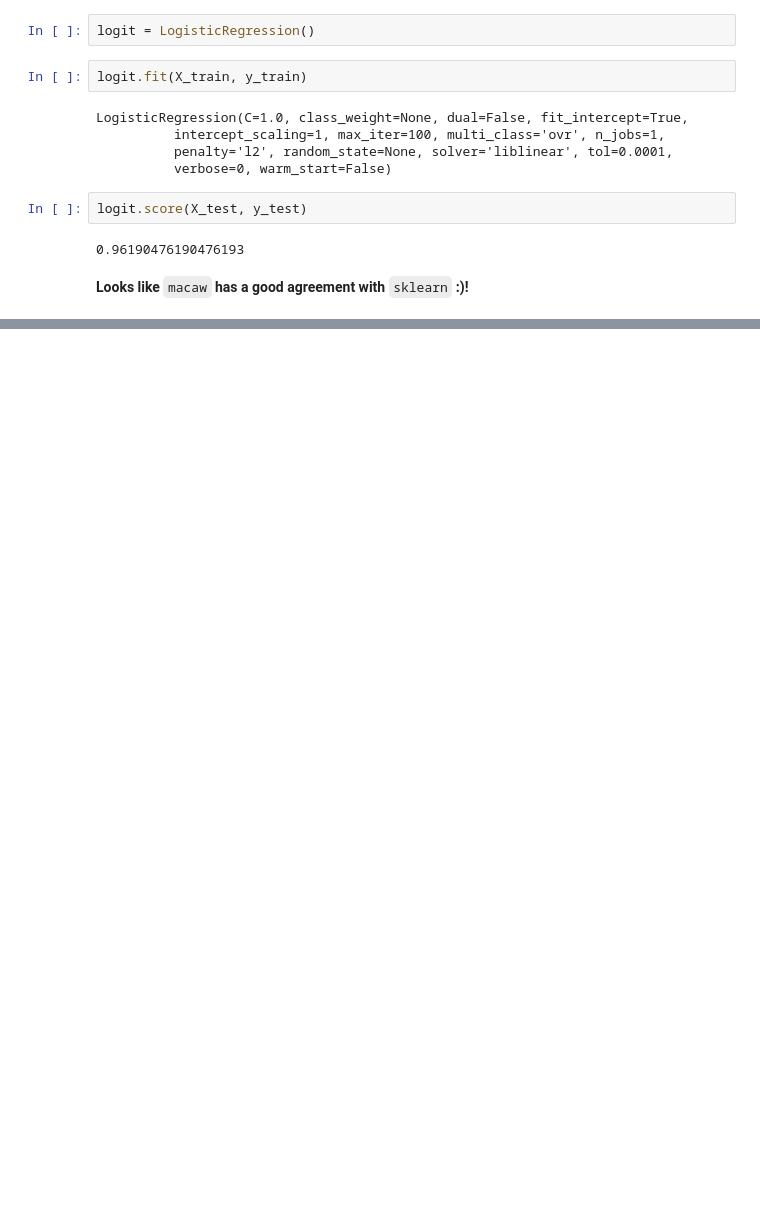
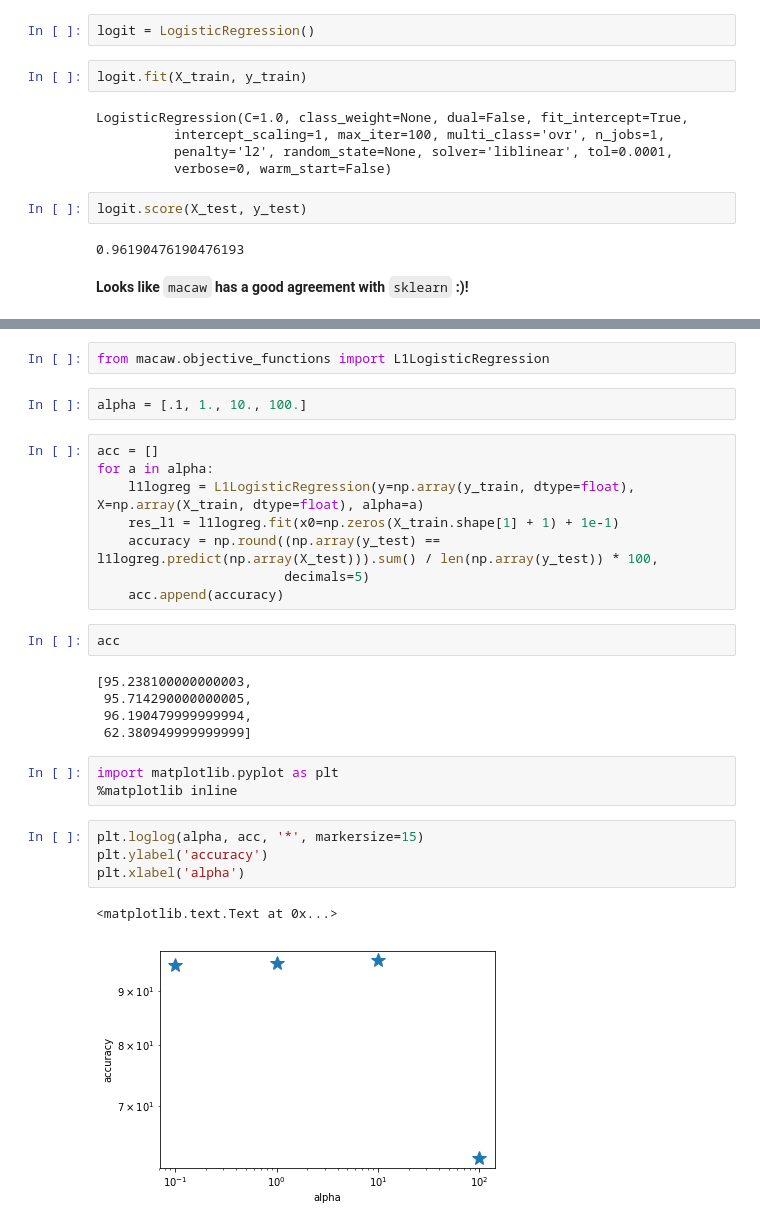
Before and after one commit to mirca/macaw, a Jupyter notebook: docs/source/ipython_notebooks/breast_cancer/breast-cancer.ipynb, the cells around one changed output, grey strips where cells are left out. Cells and saved outputs as stored; diff of their text form; blank space fills up the shorter version.

```diff
--- a/docs/source/ipython_notebooks/breast_cancer/breast-cancer.ipynb
+++ b/docs/source/ipython_notebooks/breast_cancer/breast-cancer.ipynb
@@ -155,0 +158,29 @@ logit.score(X_test, y_test)
+# %%
+from macaw.objective_functions import L1LogisticRegression
+# %%
+alpha = [.1, 1., 10., 100.]
+# %%
+acc = []
+for a in alpha:
+    l1logreg = L1LogisticRegression(y=np.array(y_train, dtype=float), X=np.array(X_train, dtype=float), alpha=a)
+    res_l1 = l1logreg.fit(x0=np.zeros(X_train.shape[1] + 1) + 1e-1)
+    accuracy = np.round((np.array(y_test) == l1logreg.predict(np.array(X_test))).sum() / len(np.array(y_test)) * 100,
+                        decimals=5)
+    acc.append(accuracy)
+# %%
+acc
+# %% [output]
+[95.238100000000003,
+ 95.714290000000005,
+ 96.190479999999994,
+ 62.380949999999999]
+# %%
+import matplotlib.pyplot as plt
+%matplotlib inline
+# %%
+plt.loglog(alpha, acc, '*', markersize=15)
+plt.ylabel('accuracy')
+plt.xlabel('alpha')
+# %% [output]
+<matplotlib.text.Text at 0x...>
+[figure, added]
```
Also changed, not shown: parts of 3 cells of this notebook.
